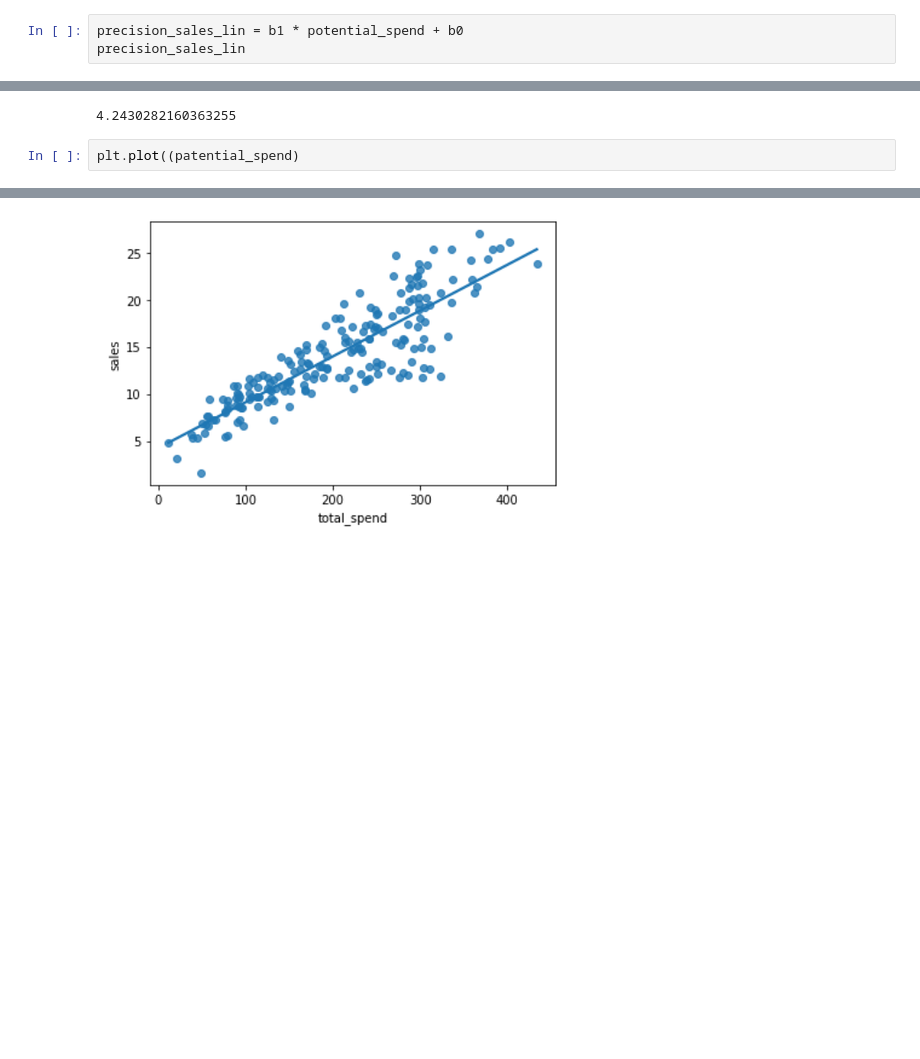
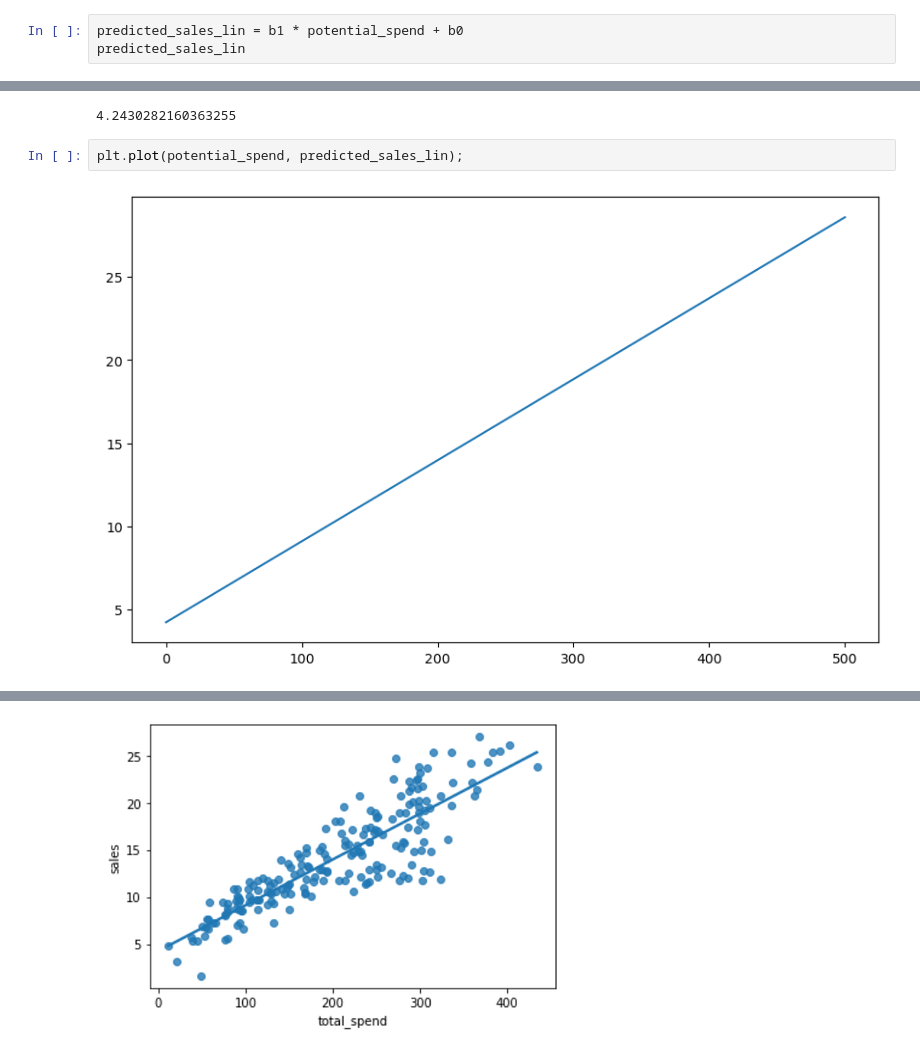
Before and after one commit to pir23oguz/B_150, a Jupyter notebook: My_ml/My_1-Simple Linear Regression-06.07.2023.ipynb, the cells around one changed output, grey strips where cells are left out. Cells and saved outputs as stored; diff of their text form; blank space fills up the shorter version.

```diff
--- a/My_ml/My_1-Simple Linear Regression-06.07.2023.ipynb
+++ b/My_ml/My_1-Simple Linear Regression-06.07.2023.ipynb
@@ -341,8 +341,8 @@ array([  0.        ,   5.05050505,  10.1010101 ,  15.15151515,
 # %%
 # z = np.linspace(0, 500, 100)
 # %%
-precision_sales_lin = b1 * potential_spend + b0
-precision_sales_lin
+predicted_sales_lin = b1 * potential_spend + b0
+predicted_sales_lin
 # %% [output]
 array([ 4.24302822,  4.4889266 ,  4.73482498,  4.98072336,  5.22662174,
         5.47252012,  5.7184185 ,  5.96431688,  6.21021526,  6.45611364,
@@ -369,5 +369,7 @@ b0
 # %% [output]
 4.2430282160363255
 # %%
-plt.plot((patential_spend)
+plt.plot(potential_spend, predicted_sales_lin);
+# %% [output]
+[figure, added]
 # %%
```
Also changed, not shown: parts of 4 cells of this notebook.
